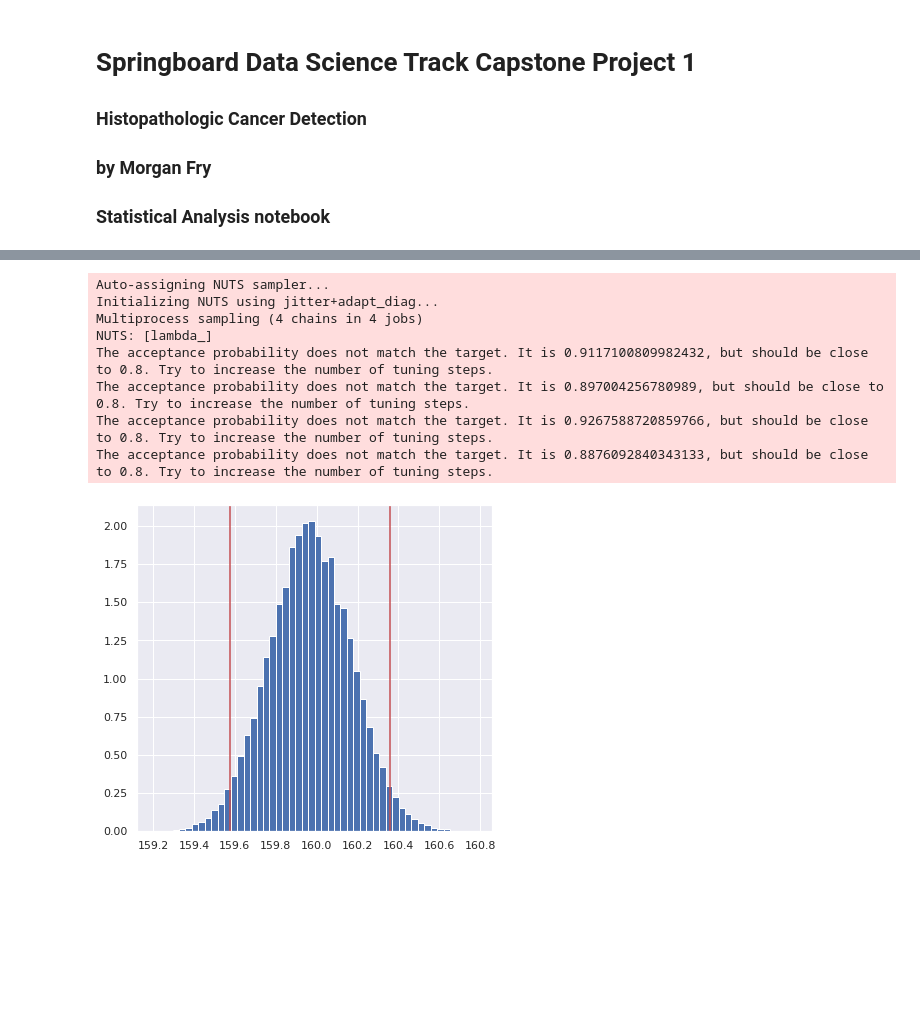
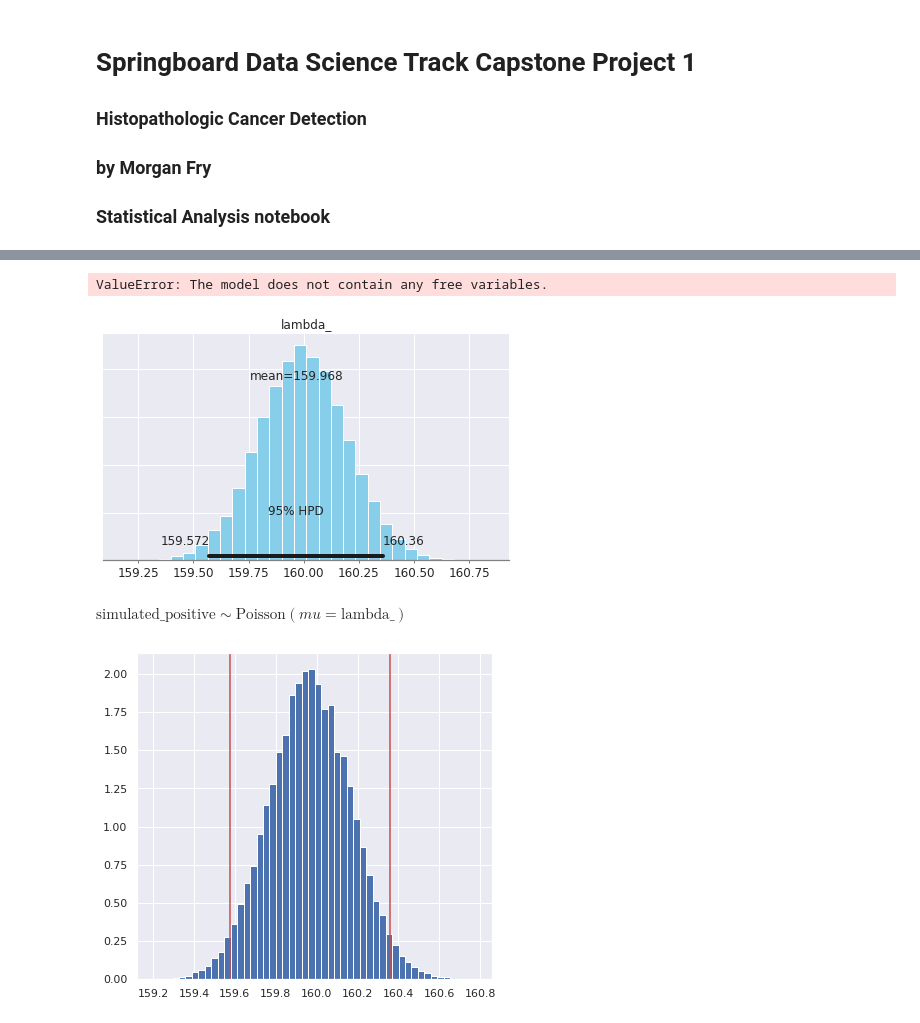
Before and after one commit to morganfry/springboard, a Jupyter notebook: Capstone Project 1/Spr_Cap1_Mfry_Inferential_Statistics.ipynb, the cells around one changed output, grey strips where cells are left out. Cells and saved outputs as stored; diff of their text form; code cells hidden in the pictures; blank space fills up the shorter version.

```diff
--- a/Capstone Project 1/Spr_Cap1_Mfry_Inferential_Statistics.ipynb
+++ b/Capstone Project 1/Spr_Cap1_Mfry_Inferential_Statistics.ipynb
@@ -102,20 +105,21 @@ prior=gamma.pdf(x,a=alpha_est,scale=1/beta_est)
 # %%
 with pm.Model() as model:
     lambda_=pm.Gamma('lambda_',alpha=alpha_est,beta=beta_est)
-    simulated_positive=pm.Poisson('simulated_positive',mu=lambda_,observed=X_p_mean)
+    simulated_positive_=pm.Poisson('simulated_positive_',mu=prior,observed=X_p_mean)
     trace=pm.sample(draws=10000,chains=4)
 # %% [output]
-Auto-assigning NUTS sampler...
-Initializing NUTS using jitter+adapt_diag...
-Multiprocess sampling (4 chains in 4 jobs)
-NUTS: [lambda_]
-The acceptance probability does not match the target. It is 0.9117100809982432, but should be close to 0.8. Try to increase the number of tuning steps.
-The acceptance probability does not match the target. It is 0.897004256780989, but should be close to 0.8. Try to increase the number of tuning steps.
-The acceptance probability does not match the target. It is 0.9267588720859766, but should be close to 0.8. Try to increase the number of tuning steps.
-The acceptance probability does not match the target. It is 0.8876092840343133, but should be close to 0.8. Try to increase the number of tuning steps.
+ValueError: The model does not contain any free variables.
 # %%
 lambda_post=trace['lambda_']
 ci95_l=np.percentile(lambda_post,[2.5,97.5])
+# %%
+_=pm.plot_posterior(trace)
+# %% [output]
+[figure, added]
+# %%
+simulated_positive
+# %% [output]
+$\text{simulated_positive} \sim \text{Poisson}(\mathit{mu}=\text{lambda_})$
 # %%
 plt.figure(figsize=(14,6))
 plt.subplot(2,1,1)
```
Also changed, not shown: parts of 4 cells of this notebook.
